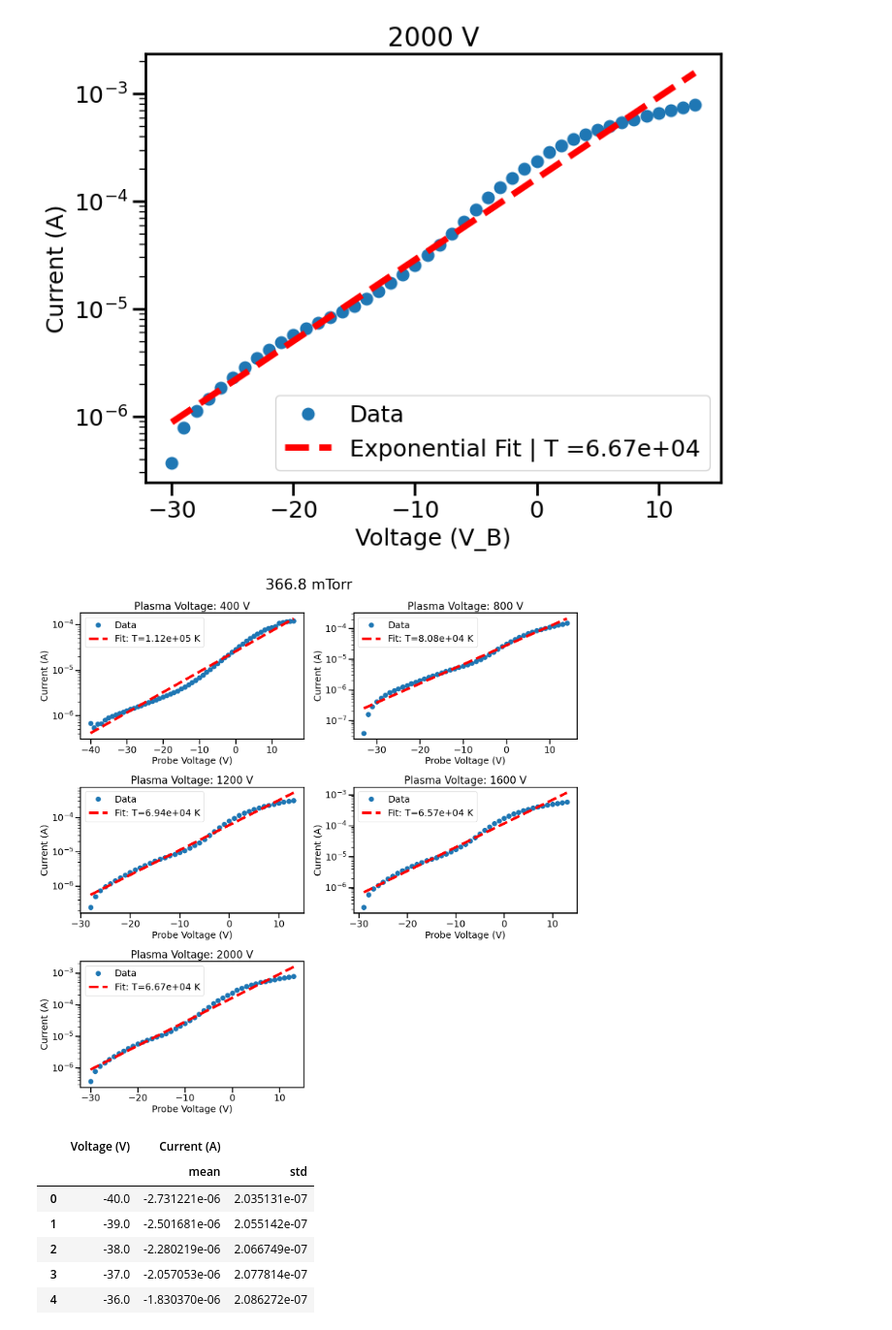
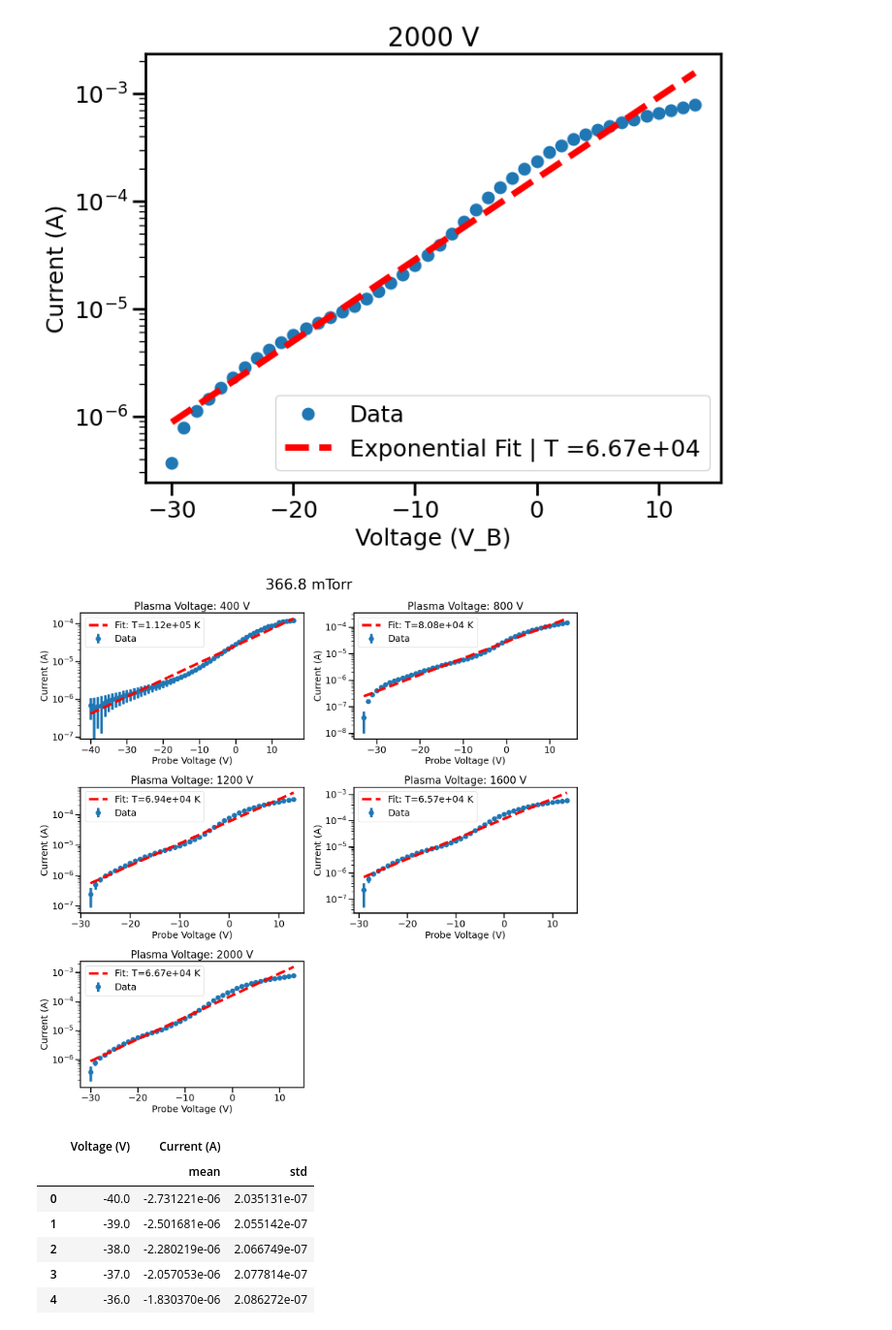
Before and after one commit to jorgegponce/physics191_plasma, a Jupyter notebook: Code/langmuir.ipynb, the cells around one changed output. Shown at 97% size. Cells and saved outputs as stored; diff of their text form; code cells hidden in the pictures.

```diff
--- a/Code/langmuir.ipynb
+++ b/Code/langmuir.ipynb
@@ -428,36 +428,37 @@ for i, voltage in enumerate(voltages):
     # We'll match the code you posted: slope = - e/(kT)
     X = (V_p - x_pos)
     Y = np.log(y_pos)
 
     slope, intercept = np.polyfit(X, Y, 1)
 
     # slope = -e/(kT) => T = -e/(k*slope)
     T_fit  = -e / (k * slope)
     I_s_fit = np.exp(intercept)
 
     # -----------------------------------------------------------
     # 5) Generate a fit curve in original (V_B, I) space
     # -----------------------------------------------------------
     x_fit = np.linspace(x_pos.min(), x_pos.max(), 200)
     X_fit = V_p - x_fit
     y_fit = I_s_fit * np.exp(-(e/(k*T_fit)) * X_fit)
 
     # -----------------------------------------------------------
     # 6) Plot on this subplot, using log scale for y
     # -----------------------------------------------------------
-    ax.plot(x_pos, y_pos, 'o', label='Data')
-    ax.plot(x_fit, y_fit, 'r--', label=f'Fit: T={T_fit:.3g} K')
+    # ax.plot(x_pos, y_pos, 'o', label='Data')
+    ax.errorbar(x_pos, y_pos, yerr=err[mask], fmt='o', capsize=1, label='Data', zorder=1)
+    ax.plot(x_fit, y_fit, 'r--', label=f'Fit: T={T_fit:.3g} K', zorder=2)
     ax.set_yscale('log')
     ax.set_xlabel("Probe Voltage (V)")
     ax.set_ylabel("Current (A)")
     ax.set_title(f"Plasma Voltage: {voltage} V")
     ax.legend()
 
 plt.tight_layout()
 plt.savefig(f'../Figures/{pressure}_langmuir_mosaic.png', dpi=300)
 plt.show()
 # %% [output]
-[figure, old version]
+[figure, new version]
 # %%
 merged_df
 # %% [output]
```
Also changed, not shown: 6 other files.
